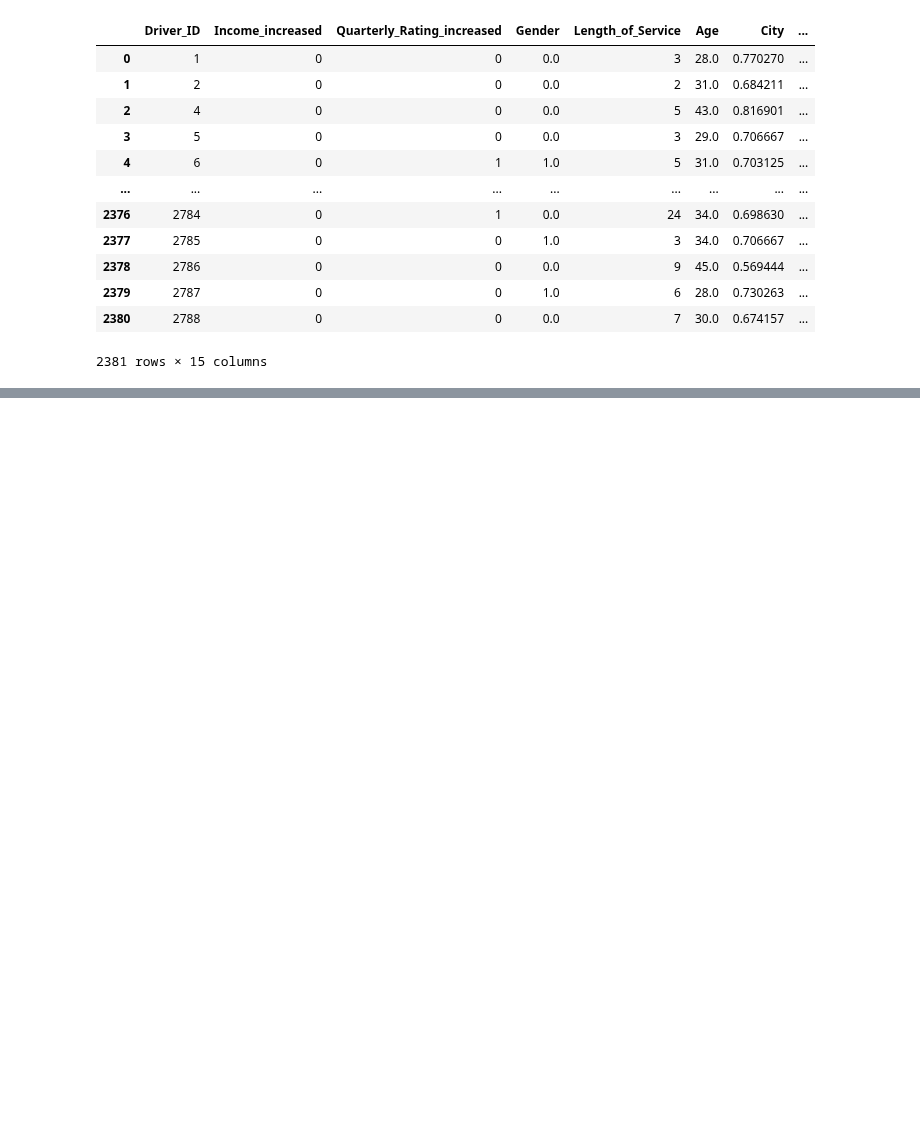
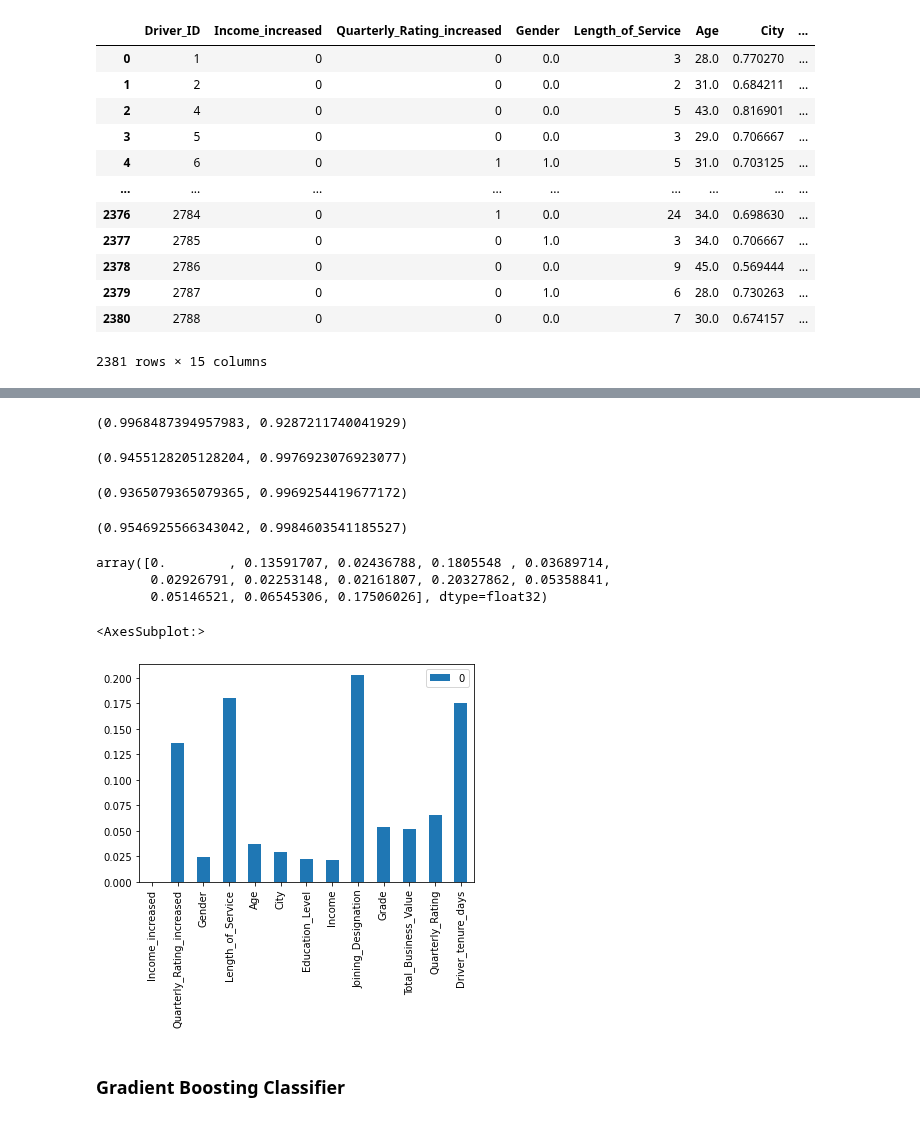
Before and after one commit to anidec25/Linear-Regression, a Jupyter notebook: Ensemble/ola_case_study.ipynb, the cells around one changed output, grey strips where cells are left out. Cells and saved outputs as stored; diff of their text form; code cells hidden in the pictures; blank space fills up the shorter version.

```diff
--- a/Ensemble/ola_case_study.ipynb
+++ b/Ensemble/ola_case_study.ipynb
@@ -718,0 +954,2 @@ final_df
+# %%
+bagging_classifier_model.fit(X_train,y_train)
@@ -718,0 +999,19 @@ final_df
+# %%
+from sklearn.model_selection import GridSearchCV
+from sklearn.ensemble import RandomForestClassifier
+
+parameters = {"max_depth":[2,4,6,10],
+             "n_estimators":[100,200,300,400]    }
+
+
+grid_search = GridSearchCV(
+    estimator = XGBClassifier(),
+    param_grid = parameters,
+    scoring = "accuracy",
+    n_jobs = -1,
+    refit=True,                   # We don't need to train the model again as this parameter takes care of it.
+    cv=3,
+    pre_dispatch='2*n_jobs',
+    return_train_score=False)
+# %%
+grid_search.fit(X_train,y_train.values.ravel())
@@ -718,0 +1057,4 @@ final_df
+# %%
+xgb = XGBClassifier(n_estimators=100,
+                   max_depth = 4)
+xgb.fit(X_train, y_train)
@@ -718,0 +1088,29 @@ final_df
+# %%
+xgb.score(X_train,y_train),xgb.score(X_test,y_test)
+# %% [output]
+(0.9968487394957983, 0.9287211740041929)
+# %%
+f1_score(y_test,y_test_pred),f1_score(y_train,y_train_pred)
+# %% [output]
+(0.9455128205128204, 0.9976923076923077)
+# %%
+recall_score(y_test,y_test_pred),recall_score(y_train,y_train_pred)
+# %% [output]
+(0.9365079365079365, 0.9969254419677172)
+# %%
+precision_score(y_test,y_test_pred),precision_score(y_train,y_train_pred)
+# %% [output]
+(0.9546925566343042, 0.9984603541185527)
+# %%
+xgb.feature_importances_
+# %% [output]
+array([0.        , 0.13591707, 0.02436788, 0.1805548 , 0.03689714,
+       0.02926791, 0.02253148, 0.02161807, 0.20327862, 0.05358841,
+       0.05146521, 0.06545306, 0.17506026], dtype=float32)
+# %%
+pd.DataFrame(data=xgb.feature_importances_,index=X.columns).plot(kind="bar")
+# %% [output]
+<AxesSubplot:>
+[figure, added]
+# %% [markdown]
+### Gradient Boosting Classifier
```
Also changed, not shown: parts of 69 cells of this notebook.
